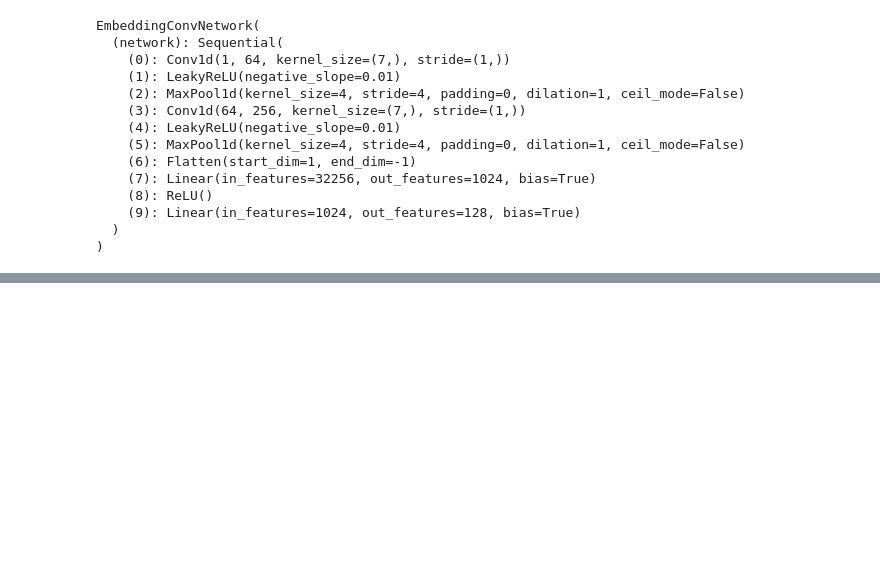
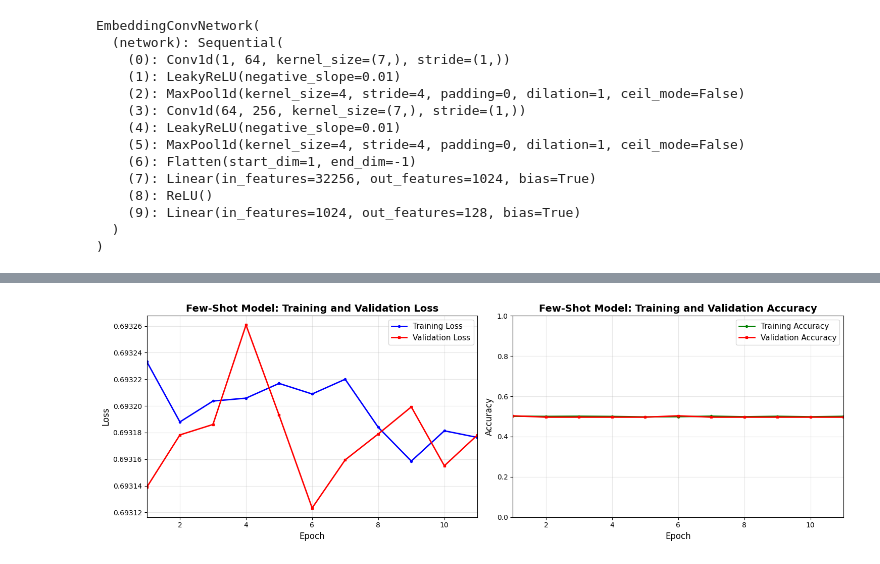
Before and after one commit to carlosnatalino/ONDM_2026_Siamese, a Jupyter notebook: dataset.ipynb, the cells around one changed output, grey strips where cells are left out. Saved outputs shown, nothing was run; the diff lists cells and outputs as text; code cells hidden in the pictures; blank space fills up the shorter version.

```diff
--- a/dataset.ipynb
+++ b/dataset.ipynb
@@ -19,14 +19,14 @@ logging.basicConfig(level=logging.INFO)
 import json
 from pprint import pprint
 
-with open("/nobackup/carda/datasets/DAS-dataset/data/car/auto2_2023-04-17T124510+0100.json") as f:
+with open("/nobackup/andrei/datasets/DAS-dataset/data/car/auto2_2023-04-17T124510+0100.json") as f:
     data_points = json.load(f)
 
 # pprint(data_points.keys())
 # pprint(data_points['curve0'])
 
 # Load data from numpy file
-data = np.load("/nobackup/carda/datasets/DAS-dataset/data/car/auto2_2023-04-17T124510+0100.npy", allow_pickle=True)
+data = np.load("/nobackup/andrei/datasets/DAS-dataset/data/car/auto2_2023-04-17T124510+0100.npy", allow_pickle=True)
 # pprint(data)
 plt.imshow(data)
 x_points = data_points['curve0']['x']
@@ -131,12 +131,19 @@ def get_device():
     return device
 # %%
 class SimilarityDataset(Dataset):
-    def __init__(self, x, y, pairs_per_sample=2, seed=42):
+    def __init__(self, x, y, pairs_per_sample=2, seed=42, is_training=True):
         self.x = torch.FloatTensor(x)
         self.y = torch.LongTensor(y)
         self.pairs_per_sample = pairs_per_sample
         self.seed = seed
-        self.rng = np.random.RandomState(seed)
+        self.is_training = is_training
+
+        # Use different seed for validation to avoid memorization
+        if is_training:
+            self.rng = np.random.RandomState(seed)
+        else:
+            self.rng = np.random.RandomState(seed + 1000)  # Different seed for validation
+
         self.class_indices = {c: np.where(self.y == c)[0] for c in np.unique(self.y)}
 
     def __len__(self):
@@ -148,11 +155,12 @@ class SimilarityDataset(Dataset):
         anchor_label = self.y[anchor_idx].item()
 
         if self.rng.rand() < 0.5:
+            # Positive pair (same class)
             positive_idx = self.rng.choice(self.class_indices[anchor_label])
             pair = self.x[positive_idx]
             similarity_label = 1.0
         else:
-            # Randomly select a different class
+            # Negative pair (different class)
             negative_classes = [c for c in self.class_indices.keys()
                                if c != anchor_label]
             negative_class = self.rng.choice(negative_classes)
@@ -446,0 +778,64 @@ Epoch [145/200] Batch [650
+# %%
+# Plot Few-Shot Model Training History
+epochs_fewshot = model_fewshot.training_history['epochs']
+train_loss_fewshot = model_fewshot.training_history['train_loss']
+train_acc_fewshot = model_fewshot.training_history['train_acc']
+val_loss_fewshot = model_fewshot.training_history['val_loss']
+val_acc_fewshot = model_fewshot.training_history['val_acc']
+
+# Create figure with subplots
+fig, axes = plt.subplots(1, 2, figsize=(15, 5))
+
+# Plot 1: Training and Validation Loss
+axes[0].plot(epochs_fewshot, train_loss_fewshot, 'b-', linewidth=2, label='Training Loss', marker='o', markersize=3)
+if val_loss_fewshot:
+    axes[0].plot(epochs_fewshot, val_loss_fewshot, 'r-', linewidth=2, label='Validation Loss', marker='s', markersize=3)
+axes[0].set_xlabel('Epoch', fontsize=12)
+axes[0].set_ylabel('Loss', fontsize=12)
+axes[0].set_title('Few-Shot Model: Training and Validation Loss', fontsize=14, fontweight='bold')
+axes[0].grid(True, alpha=0.3)
+axes[0].legend(fontsize=11)
+axes[0].set_xlim([min(epochs_fewshot), max(epochs_fewshot)])
+
+# Plot 2: Training and Validation Accuracy
+axes[1].plot(epochs_fewshot, train_acc_fewshot, 'g-', linewidth=2, label='Training Accuracy', marker='o', markersize=3)
+if val_acc_fewshot:
+    axes[1].plot(epochs_fewshot, val_acc_fewshot, 'r-', linewidth=2, label='Validation Accuracy', marker='s', markersize=3)
+axes[1].set_xlabel('Epoch', fontsize=12)
+axes[1].set_ylabel('Accuracy', fontsize=12)
+axes[1].set_title('Few-Shot Model: Training and Validation Accuracy', fontsize=14, fontweight='bold')
+axes[1].grid(True, alpha=0.3)
+axes[1].legend(fontsize=11)
+axes[1].set_ylim([0, 1])
+axes[1].set_xlim([min(epochs_fewshot), max(epochs_fewshot)])
+
+plt.tight_layout()
+plt.show()
+
+# Print summary statistics
+print("\n" + "="*70)
+print("FEW-SHOT MODEL TRAINING SUMMARY (5 Classes)")
+print("="*70)
+print(f"Total Epochs: {len(epochs_fewshot)}")
+print(f"Final Training Loss: {train_loss_fewshot[-1]:.4f}")
+print(f"Final Training Accuracy: {train_acc_fewshot[-1]:.4f} ({train_acc_fewshot[-1]*100:.2f}%)")
+if val_acc_fewshot:
+    print(f"Final Validation Loss: {val_loss_fewshot[-1]:.4f}")
+    print(f"Final Validation Accuracy: {val_acc_fewshot[-1]:.4f} ({val_acc_fewshot[-1]*100:.2f}%)")
+    print(f"Best Validation Accuracy: {max(val_acc_fewshot):.4f} ({max(val_acc_fewshot)*100:.2f}%) at Epoch {epochs_fewshot[val_acc_fewshot.index(max(val_acc_fewshot))]}")
+
+    # Calculate overfitting gap
+    best_val_idx = val_acc_fewshot.index(max(val_acc_fewshot))
+    overfitting_gap_fewshot = train_acc_fewshot[best_val_idx] - val_acc_fewshot[best_val_idx]
+    print(f"Overfitting Gap at Best Val: {overfitting_gap_fewshot:.4f} ({overfitting_gap_fewshot*100:.2f}%)")
+
+    if overfitting_gap_fewshot < 0.05:
+        print(f"  → ✓ Excellent regularization (gap < 5%)")
+    elif overfitting_gap_fewshot < 0.10:
+        print(f"  → ✓ Good regularization (gap < 10%)")
+    else:
+        print(f"  → ⚠ Moderate overfitting (gap > 10%)")
+
+print("="*70)
+# %% [output]
+[figure, added]
```
Also changed, not shown: parts of 25 cells of this notebook, 18 other files.
